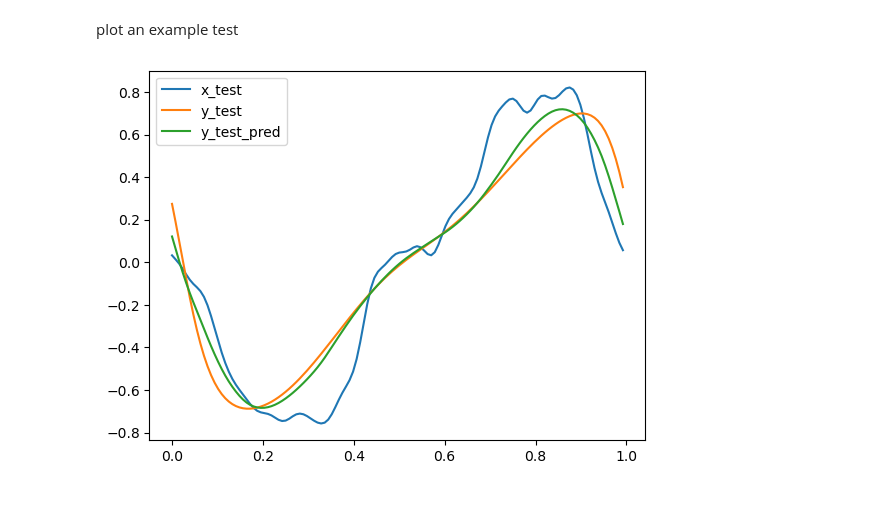
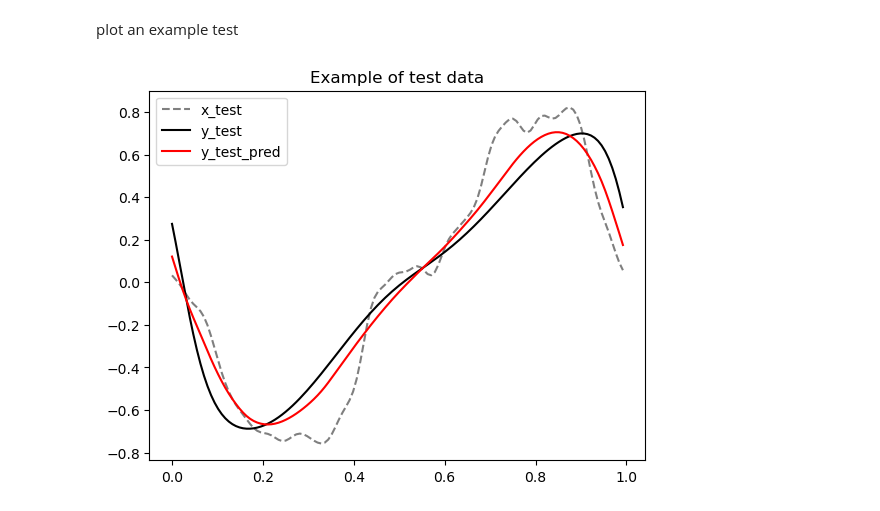
Before and after one commit to tomcjackc/Probabilistic-Operator-Learning-for-Climate-Model-Parameterisation, a Jupyter notebook: notebooks/burger.ipynb, the cells around one changed output. Drawn from its saved outputs; the diff is of its cells as text; code cells hidden in the pictures.

```diff
--- a/notebooks/burger.ipynb
+++ b/notebooks/burger.ipynb
@@ -93,11 +94,2 @@ plt.show()
 # %% [markdown]
 Train
-# %%
-low_dim_x = 3
-low_dim_y = 5
-GP_params = {'kernel': gpx.kernels.RationalQuadratic(), 'mean_function': gpx.mean_functions.Zero()}
-
-reg = first_model(low_dim_x=low_dim_x, low_dim_y=low_dim_y, low_dim_regressor='GP', GP_params=GP_params)
-reg.fit(x_train[0], y_train, save=True)
-
-print(reg.low_dim_regressor_list)
@@ -238,11 +283,12 @@ plot an example test
 # %%
 index_to_plot = 1
 
 plt.figure()
-plt.plot(x_test[1], x_test[0][index_to_plot, :].T, label="x_test")
-plt.plot(x_test[1], y_test[index_to_plot, :].T, label="y_test")
-plt.plot(x_test[1], y_test_pred[index_to_plot, :].T, label="y_test_pred")
+plt.plot(x_test[1], x_test[0][index_to_plot, :].T, label="x_test", linestyle='--', color='black', alpha=0.5)
+plt.plot(x_test[1], y_test[index_to_plot, :].T, label="y_test", color='black')
+plt.plot(x_test[1], y_test_pred[index_to_plot, :].T, label="y_test_pred", color='red')
 plt.legend()
+plt.title('Example of test data')
 plt.show()
 # %% [output]
-[figure, old version]
+[figure, new version]
```
Also changed, not shown: parts of 7 cells of this notebook, 3 other files.
